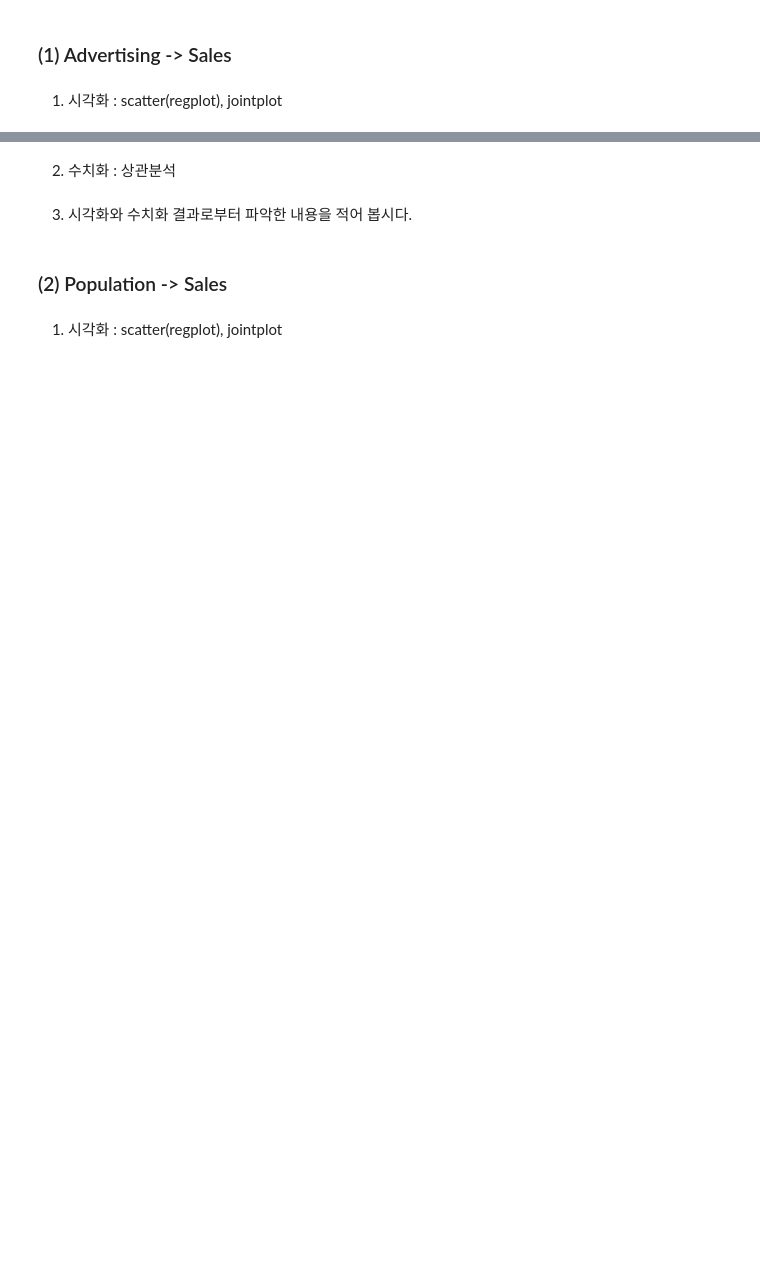
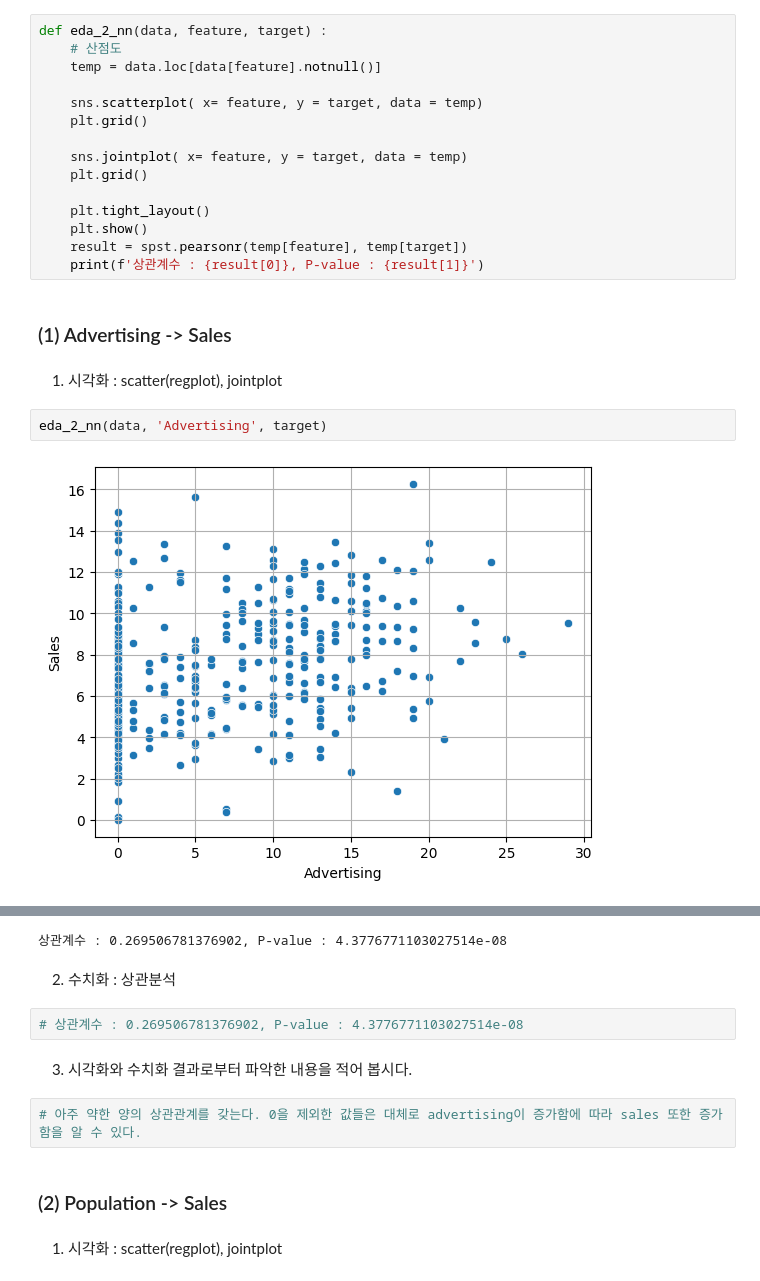
Before and after one commit to chrisseo2002/Data_Analysis, a Jupyter notebook: 08_종합실습2_이변량분석(y-숫자).ipynb, the cells around one changed output, grey strips where cells are left out. Saved outputs shown, nothing was run; the diff lists cells and outputs as text; blank space fills up the shorter version.

```diff
--- a/08_종합실습2_이변량분석(y-숫자).ipynb
+++ b/08_종합실습2_이변량분석(y-숫자).ipynb
@@ -44,7 +51,26 @@ target = 'Sales'
 
 ① 시각화 : scatter, jointplot
 ② 수치화 : 상관분석
+# %%
+def eda_2_nn(data, feature, target) :
+    # 산점도
+    temp = data.loc[data[feature].notnull()]
+
+    sns.scatterplot( x= feature, y = target, data = temp)
+    plt.grid()
+
+    sns.jointplot( x= feature, y = target, data = temp)
+    plt.grid()
+
+    plt.tight_layout()
+    plt.show()
+    result = spst.pearsonr(temp[feature], temp[target])
+    print(f'상관계수 : {result[0]}, P-value : {result[1]}')
 # %% [markdown]
 ### (1) Advertising -> Sales
 # %% [markdown]
 1) 시각화 : scatter(regplot), jointplot
+# %%
+eda_2_nn(data, 'Advertising', target)
+# %% [output]
+[figure, added]
@@ -51,7 +78,12 @@ target = 'Sales'
+상관계수 : 0.269506781376902, P-value : 4.3776771103027514e-08
 # %% [markdown]
 2) 수치화 : 상관분석
+# %%
+# 상관계수 : 0.269506781376902, P-value : 4.3776771103027514e-08
 # %% [markdown]
 3) 시각화와 수치화 결과로부터 파악한 내용을 적어 봅시다.
+# %%
+# 아주 약한 양의 상관관계를 갖는다. 0을 제외한 값들은 대체로 advertising이 증가함에 따라 sales 또한 증가함을 알 수 있다.
 # %% [markdown]
 ### (2) Population -> Sales
 # %% [markdown]
```
Also changed, not shown: parts of 30 cells of this notebook, 2 other files.
